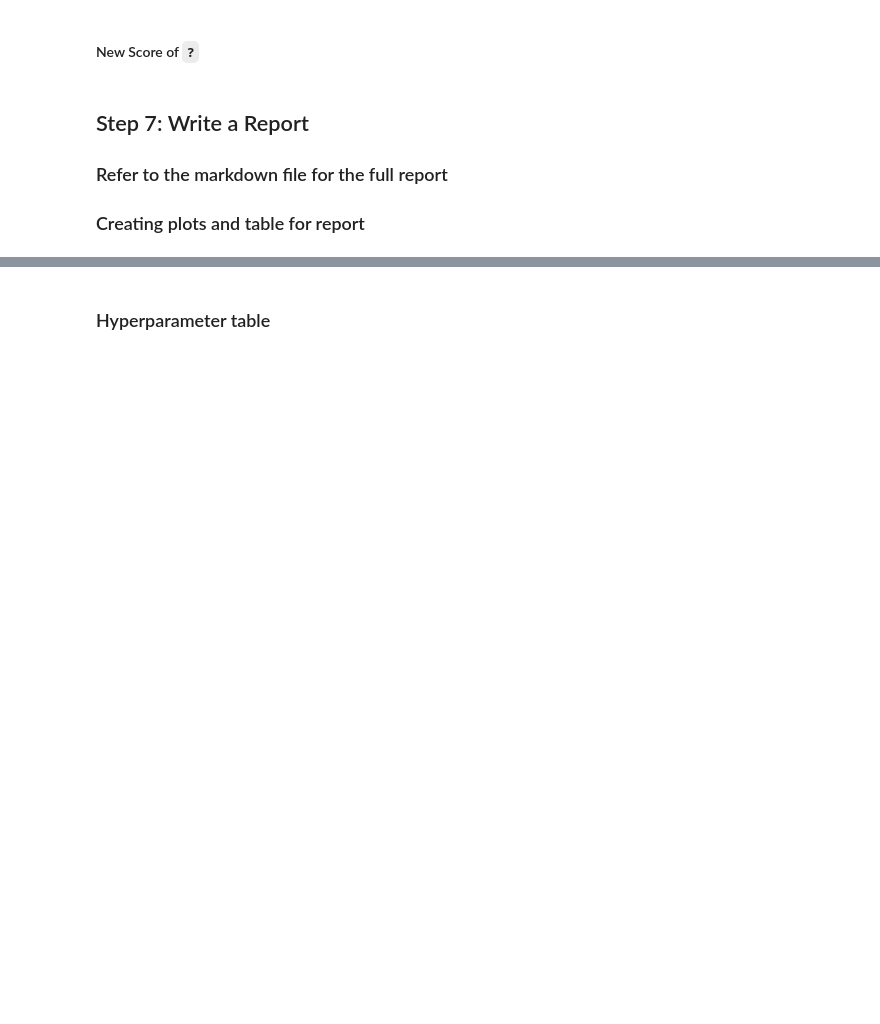
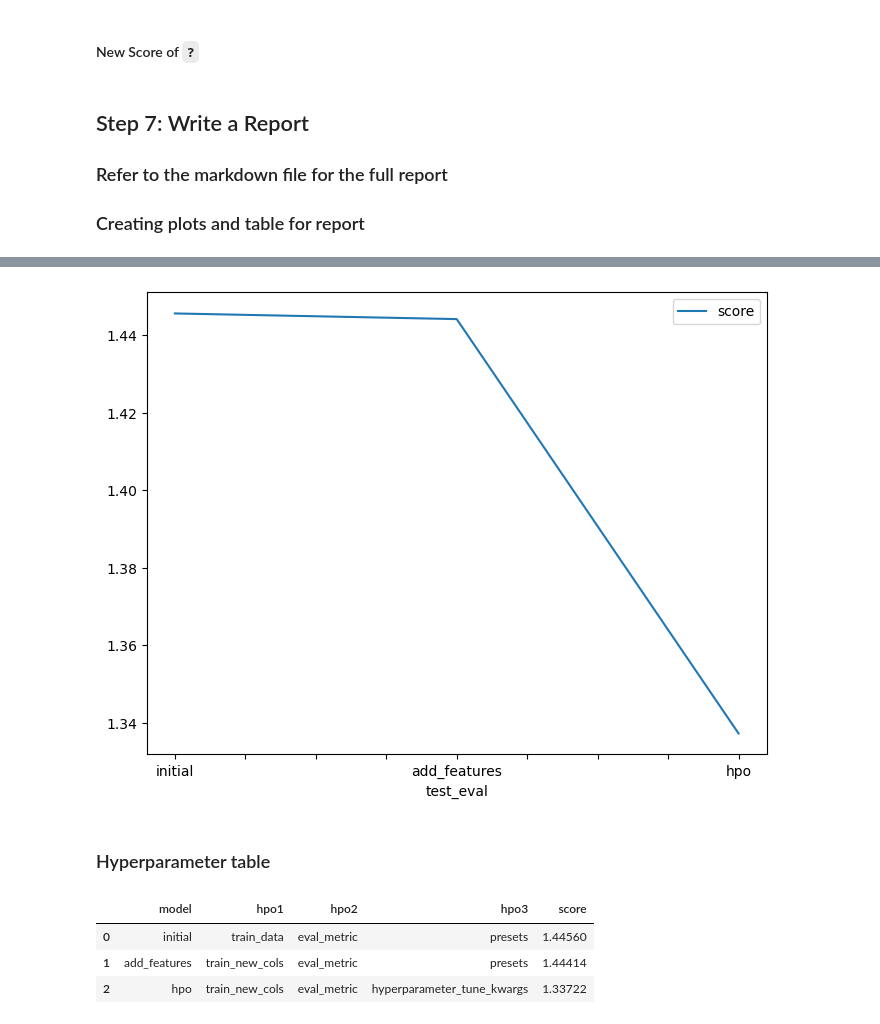
Before and after one commit to JN908/ml-bike-prediction, a Jupyter notebook: project/project-template.ipynb, the cells around one changed output, grey strips where cells are left out. Saved outputs shown, nothing was run; the diff lists cells and outputs as text; code cells hidden in the pictures; blank space fills up the shorter version.

```diff
--- a/project/project-template.ipynb
+++ b/project/project-template.ipynb
@@ -399,20 +527,27 @@ fig.savefig('model_train_score.png')
 # %%
 # Take the 3 kaggle scores and creating a line plot to show improvement
 fig = pd.DataFrame(
     {
         "test_eval": ["initial", "add_features", "hpo"],
-        "score": [?, ?, ?]
+        "score": [1.44560, 1.44414, 1.33722]
     }
 ).plot(x="test_eval", y="score", figsize=(8, 6)).get_figure()
 fig.savefig('model_test_score.png')
+# %% [output]
+[figure, added]
 # %% [markdown]
 ### Hyperparameter table
 # %%
 # The 3 hyperparameters we tuned with the kaggle score as the result
 pd.DataFrame({
     "model": ["initial", "add_features", "hpo"],
-    "hpo1": [?, ?, ?],
-    "hpo2": [?, ?, ?],
-    "hpo3": [?, ?, ?],
-    "score": [?, ?, ?]
+    "hpo1": ['train_data', 'train_new_cols', 'train_new_cols'],
+    "hpo2": ['eval_metric', 'eval_metric', 'eval_metric'],
+    "hpo3": ['presets', 'presets', 'hyperparameter_tune_kwargs'],
+    "score": [1.44560, 1.44414, 1.33722]
 })
+# %% [output]
+|  | model | hpo1 | hpo2 | hpo3 | score |
+| 0 | initial | train_data | eval_metric | presets | 1.44560 |
+| 1 | add_features | train_new_cols | eval_metric | presets | 1.44414 |
+| 2 | hpo | train_new_cols | eval_metric | hyperparameter_tune_kwargs | 1.33722 |
```
Also changed, not shown: parts of 36 cells of this notebook.
